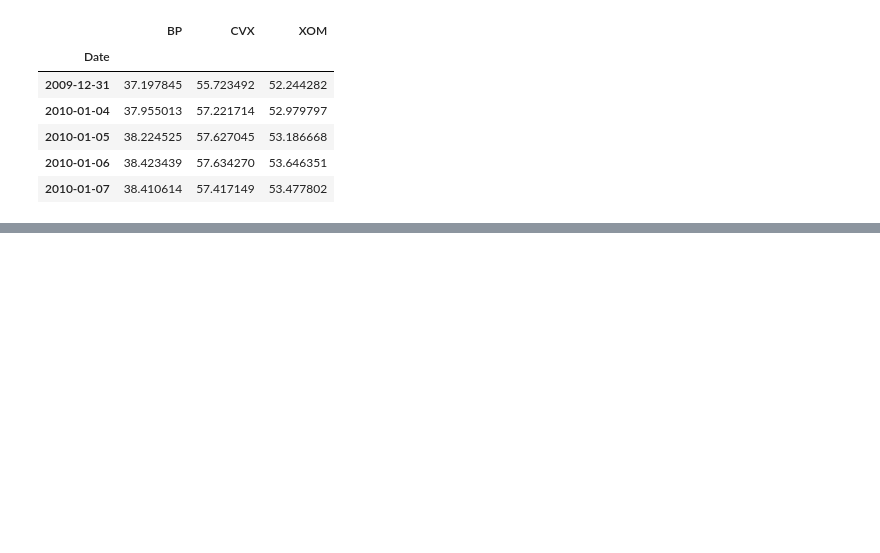
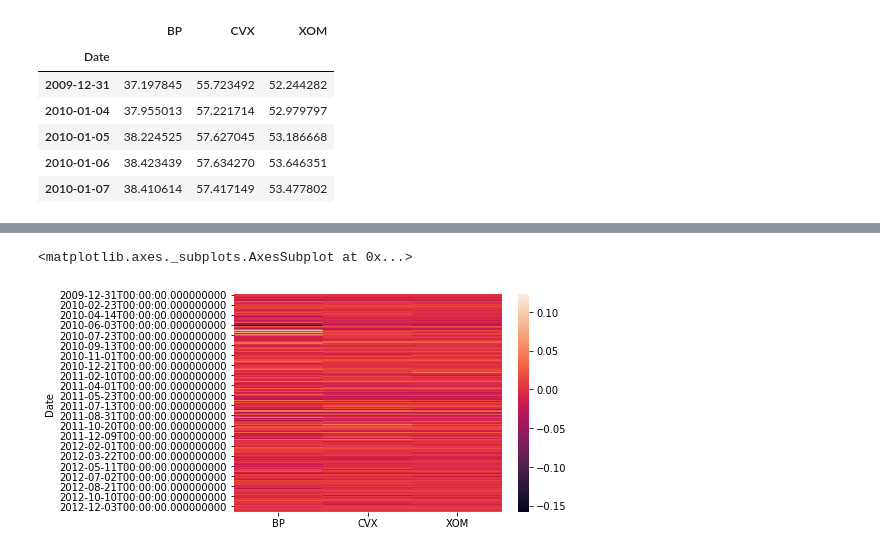
Before and after one commit to HariKumarValluru/Data-Analysis-and-Data-Visualization, a Jupyter notebook: Pandas/Statistics.ipynb, the cells around one changed output, grey strips where cells are left out. Cells and saved outputs as stored; diff of their text form; code cells hidden in the pictures; blank space fills up the shorter version.

```diff
--- a/Pandas/Statistics.ipynb
+++ b/Pandas/Statistics.ipynb
@@ -97,0 +107,2 @@ prices.head()
+# %%
+rets = prices.pct_change()
@@ -97,0 +121,5 @@ prices.head()
+# %%
+sns.heatmap(rets, annot=False)
+# %% [output]
+<matplotlib.axes._subplots.AxesSubplot at 0x...>
+[figure, added]
```
Also changed, not shown: parts of 10 cells of this notebook.
